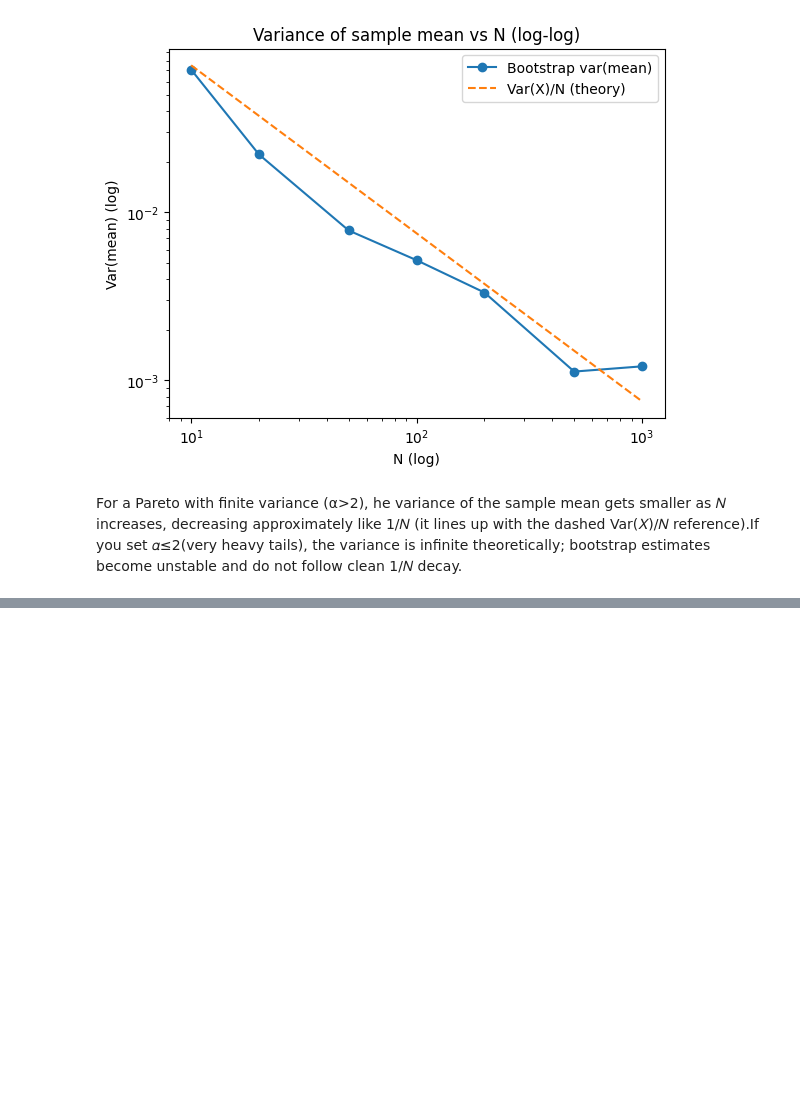
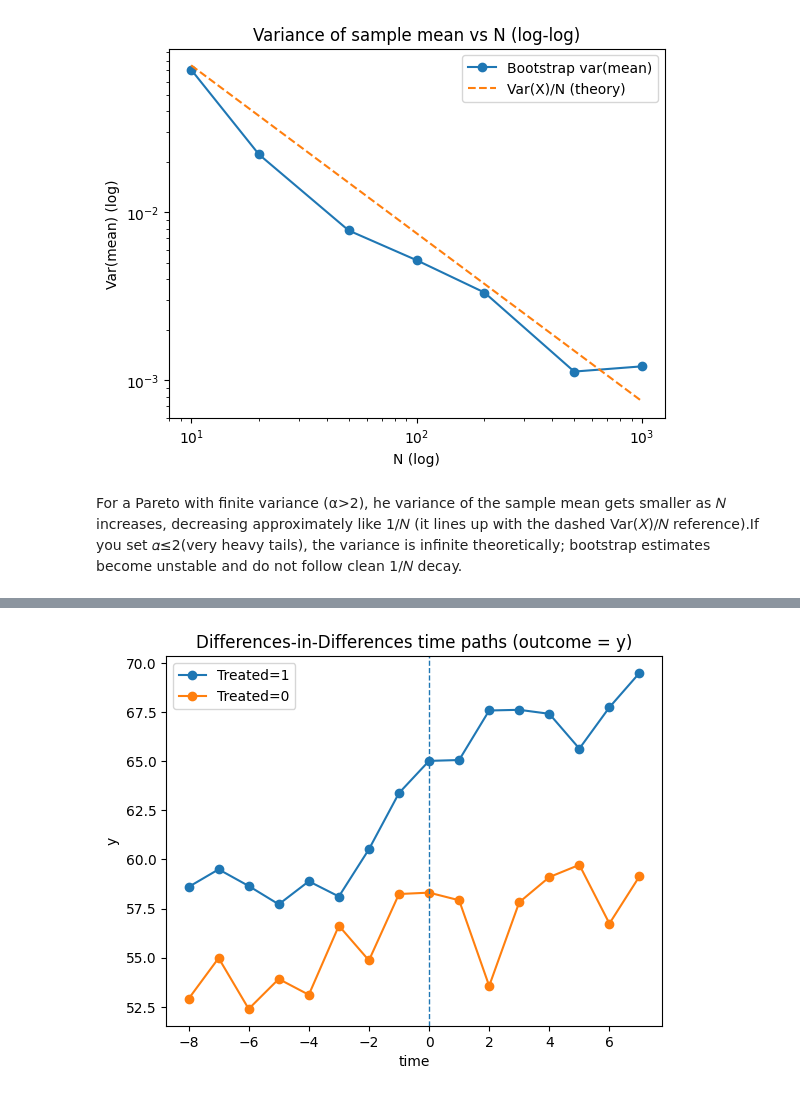
Before and after one commit to muathdb/Week-1-4-reflection, a Jupyter notebook: Week1-4 reflection-abusamreh-Muath.ipynb, the cells around one changed output, grey strips where cells are left out. Saved outputs shown, nothing was run; the diff lists cells and outputs as text; code cells hidden in the pictures; blank space fills up the shorter version.

```diff
--- a/Week1-4 reflection-abusamreh-Muath.ipynb
+++ b/Week1-4 reflection-abusamreh-Muath.ipynb
@@ -446,0 +515,2 @@ For a Pareto with finite variance (α>2), he variance of the sample mean gets sm
+# %%
+T0 = 50  # event time in CQ3
@@ -446,0 +578,13 @@ For a Pareto with finite variance (α>2), he variance of the sample mean gets sm
+# %%
+# Run both tests on each series
+rows_piece = []
+rows_disc2 = []
+for s in ["value1", "value2", "value3"]:
+    rows_piece.append(curvature_test_piecewise_safe(ev, s, window=6))
+    rows_disc2.append(second_difference_test_safe(ev, s))
+
+print("Piecewise quadratic (post×tau^2):")
+print(pd.DataFrame(rows_piece))
+
+print("\nDiscrete second difference at event:")
+print(pd.DataFrame(rows_disc2))
@@ -446,0 +693,77 @@ For a Pareto with finite variance (α>2), he variance of the sample mean gets sm
+# %%
+import pandas as pd
+import numpy as np
+import matplotlib.pyplot as plt
+from math import erf, sqrt
+
+URL = "https://raw.githubusercontent.com/muathdb/Week-1-4-reflection/refs/heads/main/diabetes_scenario_data.csv"
+df = pd.read_csv(URL)
+
+# set columns explicitly
+treat_col   = "treat"   # 0/1
+post_col    = "post"    # 0/1
+outcome_col = "y"       # <-- outcome (was mistakenly 'time' before)
+time_col    = "time"    # for plotting (numeric, t=0 is the event)
+
+# clean dtypes (just in case)
+for c in [treat_col, post_col]:
+    df[c] = df[c].astype(int)
+df[outcome_col] = pd.to_numeric(df[outcome_col], errors="coerce")
+df[time_col]    = pd.to_numeric(df[time_col], errors="coerce")
+
+print(df.head())
+
+# Four-cell DiD
+pre_T  = df.loc[(df[treat_col]==1) & (df[post_col]==0), outcome_col].mean()
+post_T = df.loc[(df[treat_col]==1) & (df[post_col]==1), outcome_col].mean()
+pre_C  = df.loc[(df[treat_col]==0) & (df[post_col]==0), outcome_col].mean()
+post_C = df.loc[(df[treat_col]==0) & (df[post_col]==1), outcome_col].mean()
+
+did_fourcell = (post_T - pre_T) - (post_C - pre_C)
+
+print("\n=== Four-cell means (using y as outcome) ===")
+print(f"Y_T,pre  = {pre_T:.4f}")
+print(f"Y_T,post = {post_T:.4f}")
+print(f"Y_C,pre  = {pre_C:.4f}")
+print(f"Y_C,post = {post_C:.4f}")
+print(f"\nDiD (four-cell) = {did_fourcell:.4f}")
+
+# Regression: y ~ 1 + treat + post + treat:post
+y = df[outcome_col].to_numpy(float)
+X = np.column_stack([
+    np.ones(len(df), dtype=float),
+    df[treat_col].to_numpy(float),
+    df[post_col].to_numpy(float),
+    (df[treat_col]*df[post_col]).to_numpy(float)
+])
+
+XtX = X.T @ X
+XtX_inv = np.linalg.inv(XtX)
+beta = XtX_inv @ (X.T @ y)
+resid = y - X @ beta
+n, k = X.shape
+sigma2 = float(resid.T @ resid) / (n - k)
+vcov = sigma2 * XtX_inv
+se = np.sqrt(np.diag(vcov))
+tvals = beta / se
+pvals = np.array([2*(1 - 0.5*(1 + erf(abs(float(t))/sqrt(2)))) for t in tvals])
+
+terms = ["const","treat","post","treat:post"]
+print("\n=== Regression results: y ~ 1 + treat + post + treat:post ===")
+for name, b, s, t, p in zip(terms, beta, se, tvals, pvals):
+    print(f"{name:10s}  coef={b:8.4f}  se={s:8.4f}  t={t:7.3f}  p≈{p:7.4f}")
+
+print(f"\nDiD (regression interaction coef) = {beta[3]:.4f}")
+
+# Plot time paths
+plt.figure()
+for g, label in [(1, "Treated=1"), (0, "Treated=0")]:
+    m = df[df[treat_col]==g].groupby(time_col, as_index=False)[outcome_col].mean()
+    plt.plot(m[time_col], m[outcome_col], marker="o", label=label)
+plt.axvline(0, linestyle="--", linewidth=1)
+plt.title("Differences-in-Differences time paths (outcome = y)")
+plt.xlabel(time_col)
+plt.ylabel(outcome_col)
+plt.legend()
+plt.show()
+# %% [output]
@@ -446,0 +787 @@ For a Pareto with finite variance (α>2), he variance of the sample mean gets sm
+[figure, added]
```
Also changed, not shown: parts of 20 cells of this notebook.
